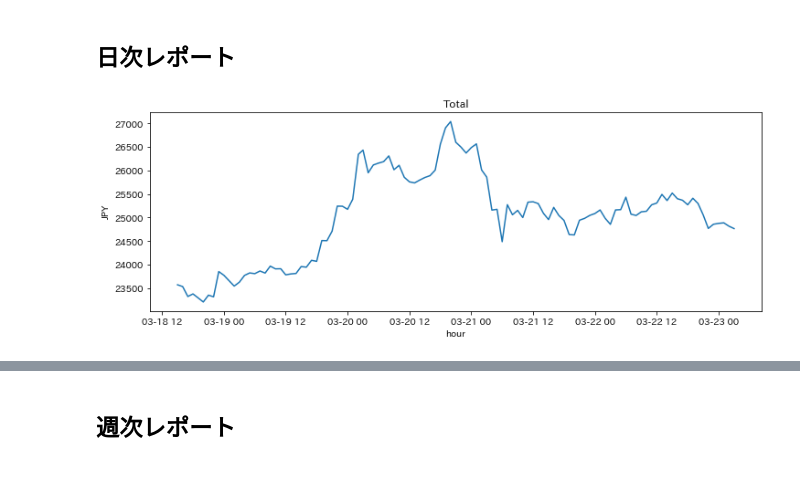
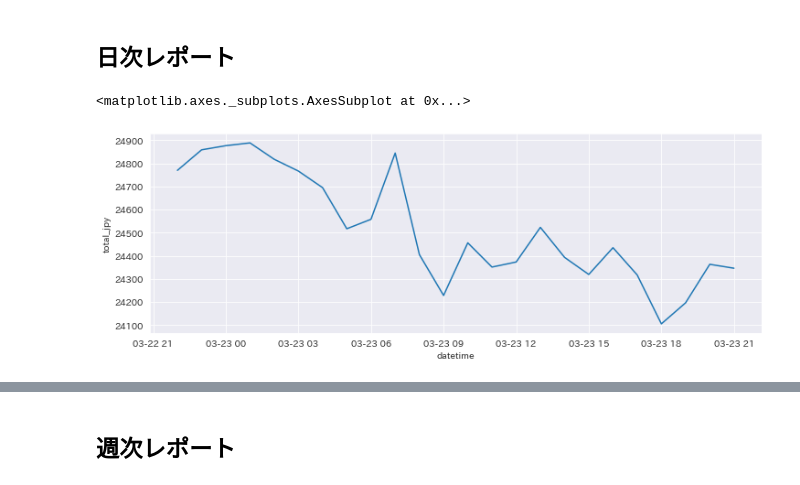
Before and after one commit to tsu-nera/bakuchi, a Jupyter notebook: notebooks/asset.ipynb, the cells around one changed output, grey strips where cells are left out. Cells and saved outputs as stored; diff of their text form; code cells hidden in the pictures.

```diff
--- a/notebooks/asset.ipynb
+++ b/notebooks/asset.ipynb
@@ -12,7 +12,12 @@ import src.utils.asset as tool
 %reload_ext autoreload
 %autoreload 2
 # %%
+import pandas as pd
+
 import matplotlib.pyplot as plt
+import seaborn as sns
+sns.set_style('darkgrid')
+
 import japanize_matplotlib
 # %%
 %matplotlib inline
@@ -33,13 +38,17 @@ cc_df.head(3)
 | 2020-03-18 15:00:01 | 5259 | 0.011008 | 6276 | 11535 |
 | 2020-03-18 16:00:01 | 5259 | 0.011008 | 6257 | 11516 |
 | 2020-03-18 17:00:01 | 5259 | 0.011008 | 6156 | 11415 |
+# %%
+total_df["datetime"] = total_df.index
+total_df["year"] = total_df.index.year
+total_df["date"] = total_df.index.strftime('%Y-%m-%d')
+total_df["year_and_month"] = total_df.index.strftime('%Y-%m')
+total_df["year_and_wom"] = total_df.index.strftime('%Y-W%W')
 # %% [markdown]
 ## 日次レポート
-# %%
-plt.plot(total_df.index, total_df['total_jpy'])
-plt.xlabel("hour")
-plt.ylabel("JPY")
-plt.title('Total')
-plt.show()
-# %% [output]
-[figure, removed]
+# %%
+df_day = total_df.tail(24)
+sns.lineplot(data=df_day, x='datetime', y="total_jpy")
+# %% [output]
+<matplotlib.axes._subplots.AxesSubplot at 0x...>
+[figure, added]
```
Also changed, not shown: parts of 9 cells of this notebook.
